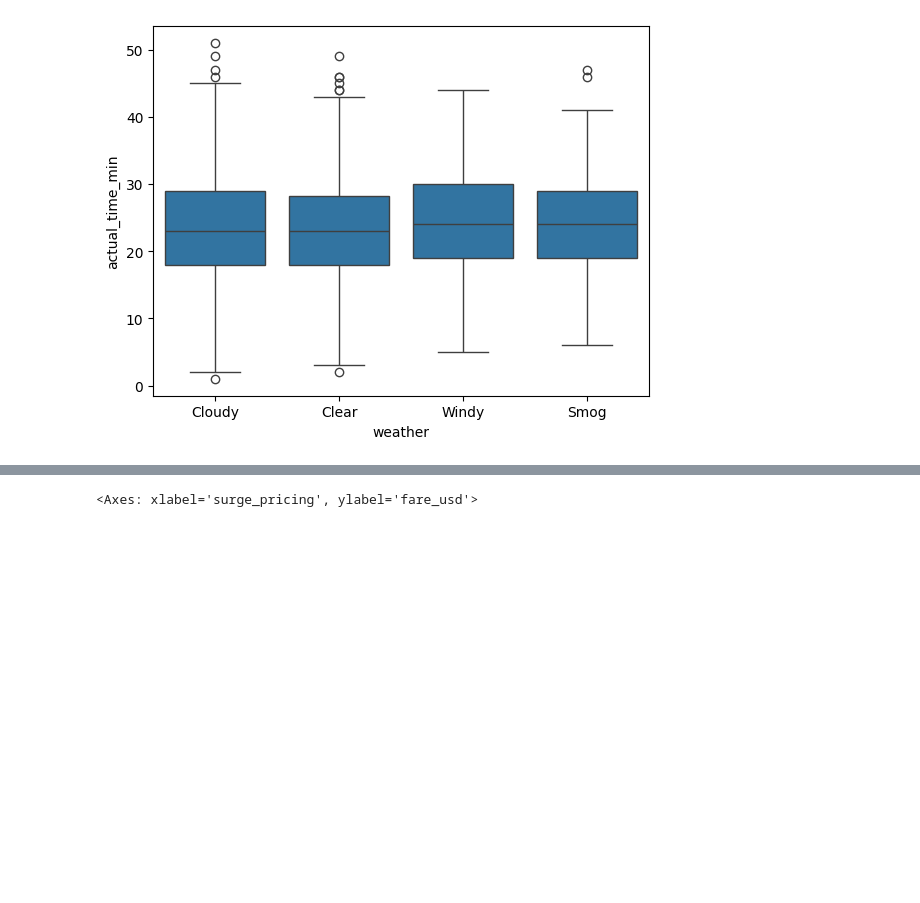
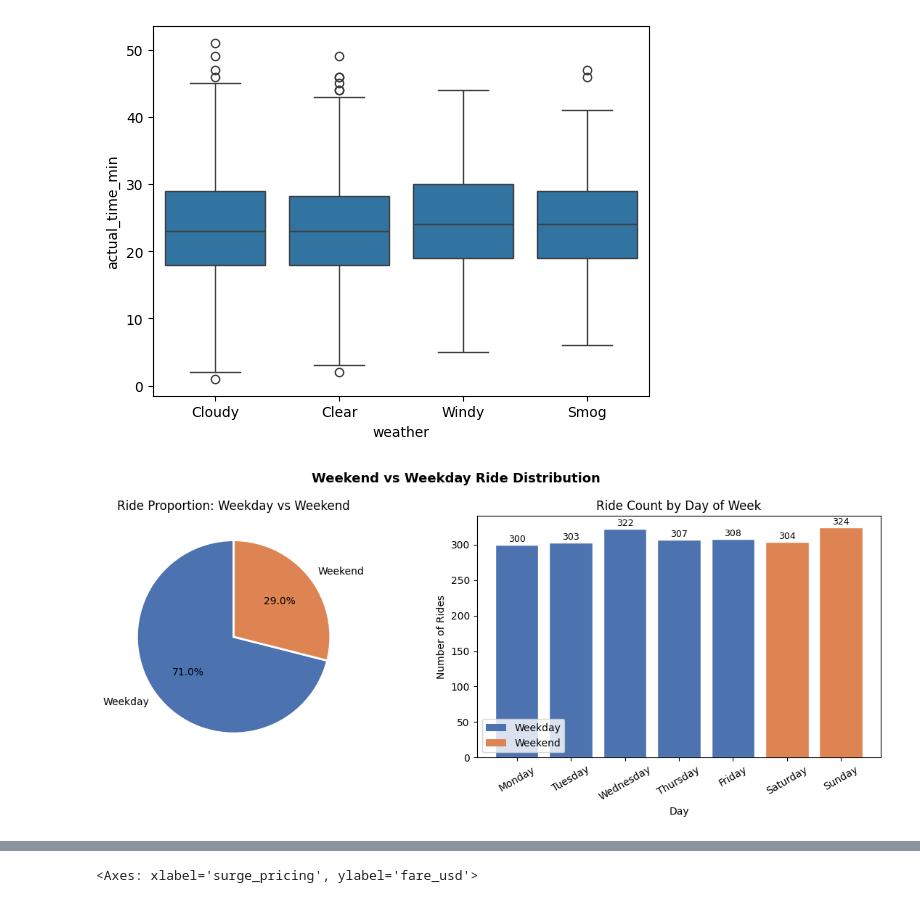
Before and after one commit to LaimengEung/system-analysis-group-final-project, a Jupyter notebook: analysis.ipynb, the cells around one changed output, grey strips where cells are left out. Saved outputs shown, nothing was run; the diff lists cells and outputs as text; code cells hidden in the pictures; blank space fills up the shorter version.

```diff
--- a/analysis.ipynb
+++ b/analysis.ipynb
@@ -270,5 +231,55 @@ sns.boxplot(data, x='weather', y='actual_time_min')
 <Axes: xlabel='weather', ylabel='actual_time_min'>
 [figure]
 # %%
-# Does weekend and weekday have different ride proportion
-# Does day of week affect the ride
+
+# Does weekend and weekday have different ride proportion?
+
+day_name = pd.to_datetime(data['date']).dt.day_name()
+
+weekend_days = ['Saturday', 'Sunday']
+day_type = day_name.apply(lambda d: 'Weekend' if d in weekend_days else 'Weekday')
+
+day_type_counts = day_type.value_counts()
+
+day_order = ['Monday', 'Tuesday', 'Wednesday', 'Thursday', 'Friday', 'Saturday', 'Sunday']
+day_counts = day_name.value_counts().reindex(day_order).fillna(0)
+day_colors = ['#4C72B0'] * 5 + ['#DD8452'] * 2  # blue = weekday, orange = weekend
+
+fig, axes = plt.subplots(1, 2, figsize=(12, 5))
+
+# --- Left: Pie chart (overall proportion) ---
+axes[0].pie(
+    day_type_counts,
+    labels=day_type_counts.index,
+    autopct='%1.1f%%',
+    colors=['#4C72B0', '#DD8452'],
+    startangle=90,
+    wedgeprops=dict(edgecolor='white', linewidth=2)
+)
+axes[0].set_title('Ride Proportion: Weekday vs Weekend')
+
+# --- Right: Bar chart per day (count per day, colored by type) ---
+bars = axes[1].bar(day_counts.index, day_counts.values, color=day_colors, edgecolor='white')
+axes[1].set_title('Ride Count by Day of Week')
+axes[1].set_xlabel('Day')
+axes[1].set_ylabel('Number of Rides')
+axes[1].tick_params(axis='x', rotation=30)
+
+for bar in bars:
+    axes[1].text(
+        bar.get_x() + bar.get_width() / 2,
+        bar.get_height() + 1,
+        f'{int(bar.get_height())}',
+        ha='center', va='bottom', fontsize=9
+    )
+
+from matplotlib.patches import Patch
+legend_elements = [Patch(facecolor='#4C72B0', label='Weekday'),
+                   Patch(facecolor='#DD8452', label='Weekend')]
+axes[1].legend(handles=legend_elements)
+
+plt.suptitle('Weekend vs Weekday Ride Distribution', fontsize=13, fontweight='bold')
+plt.tight_layout()
+plt.show()
+# %% [output]
+[figure, added]
```
Also changed, not shown: parts of 23 cells of this notebook.
